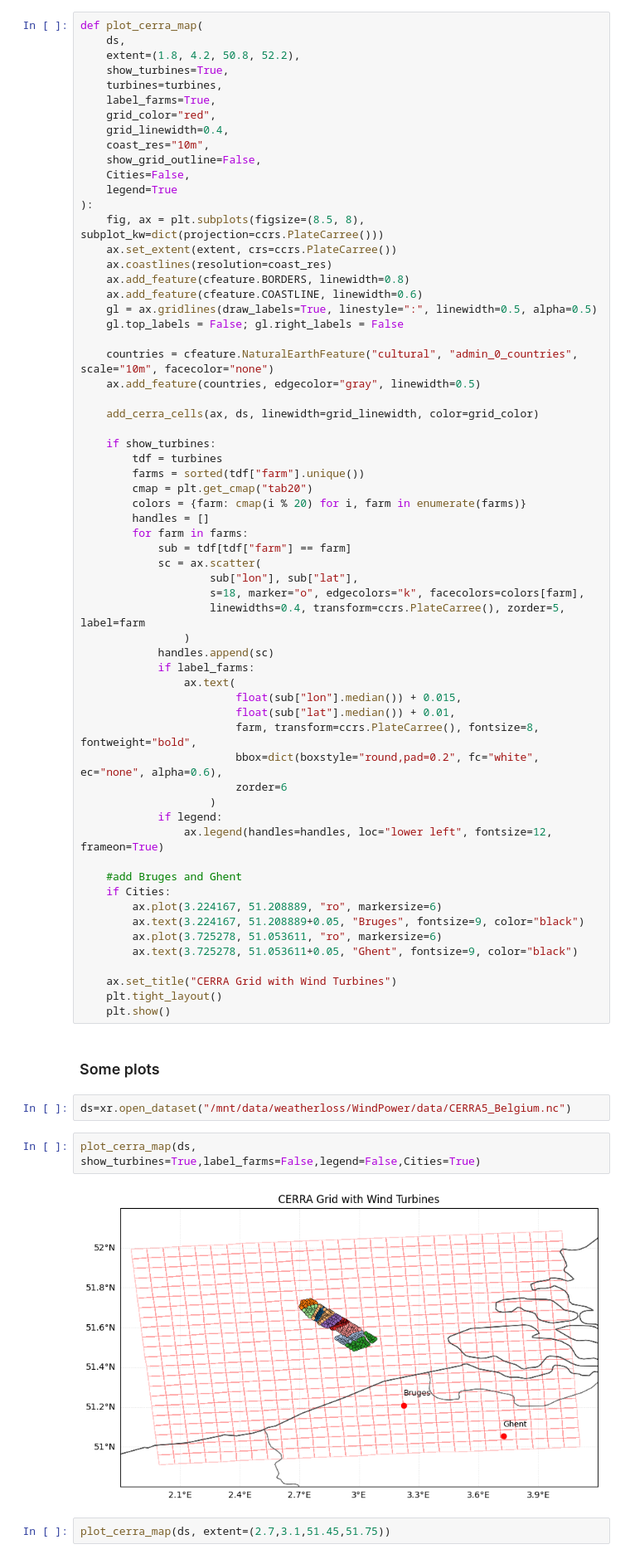
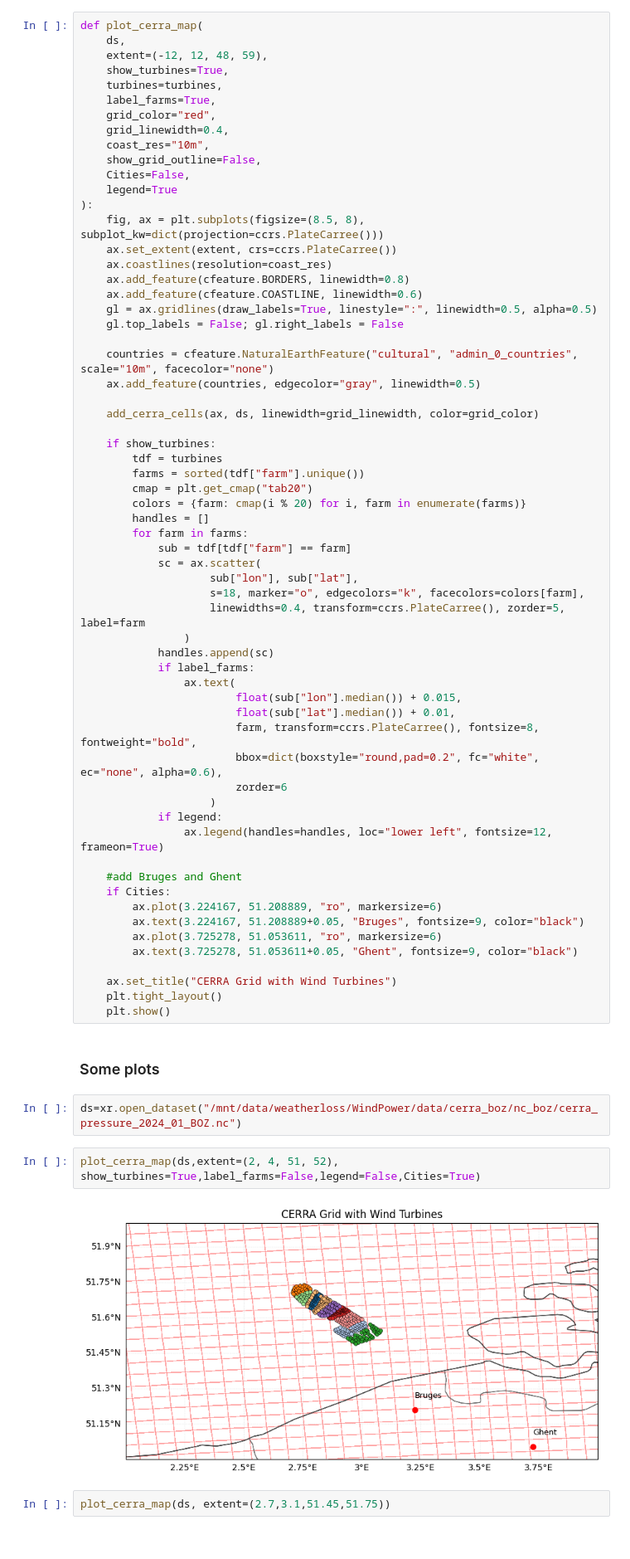
Before and after one commit to UAntwerpM4S/WindAI, a Jupyter notebook: data/BOZ_Turbines/Turbines.ipynb, the cells around one changed output. Shown at 83% size. Cells and saved outputs as stored; diff of their text form.

Commit message:
added wind power

```diff
--- a/data/Turbines.ipynb
+++ b/data/BOZ_Turbines/Turbines.ipynb
@@ -52,7 +52,7 @@ def add_cerra_cells(ax, ds, linewidth=0.4, color="red"):
 # %%
 def plot_cerra_map(
     ds,
-    extent=(1.8, 4.2, 50.8, 52.2),
+    extent=(-12, 12, 48, 59),
     show_turbines=True,
     turbines=turbines,
     label_farms=True,
@@ -114,11 +114,11 @@ def plot_cerra_map(
 # %% [markdown]
 ### Some plots
 # %%
-ds=xr.open_dataset("/mnt/data/weatherloss/WindPower/data/CERRA5_Belgium.nc")
+ds=xr.open_dataset("/mnt/data/weatherloss/WindPower/data/cerra_boz/nc_boz/cerra_pressure_2024_01_BOZ.nc")
 # %%
-plot_cerra_map(ds, show_turbines=True,label_farms=False,legend=False,Cities=True)
+plot_cerra_map(ds,extent=(2, 4, 51, 52), show_turbines=True,label_farms=False,legend=False,Cities=True)
 # %% [output]
-[figure, old version]
+[figure, new version]
 # %%
 plot_cerra_map(ds, extent=(2.7,3.1,51.45,51.75))
 # %% [output]
```
Also changed, not shown: 17 other files.
